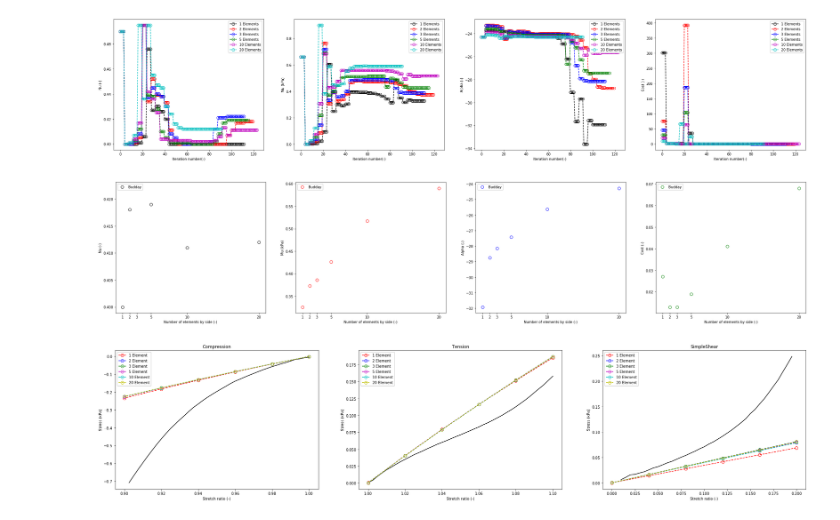
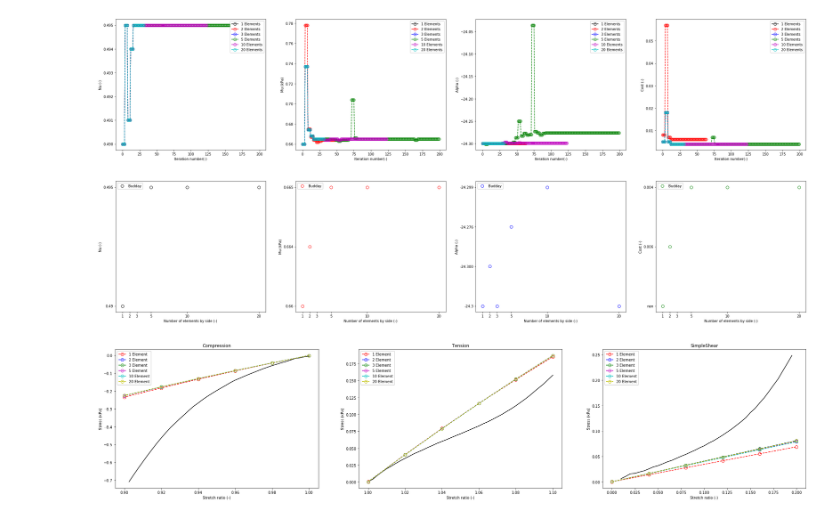
Before and after one commit to artorg-unibe-ch/BrainMaterialOptimizationFenics, a Jupyter notebook: PlotResults.ipynb, the cells around one changed output. Cells and saved outputs as stored; diff of their text form; code cells hidden in the pictures.

Commit message:
Plots
Add the plots of the results obtained

```diff
--- a/PlotResults.ipynb
+++ b/PlotResults.ipynb
@@ -16,37 +16,37 @@ ConstitutiveModel = ConstitutiveModels[0]
 NumberElementsTested = [1, 2, 3, 5, 10, 20]
 
 BCsTypes = ['Ideal', 'Fixed']
-BCsType  = BCsTypes[1]
+BCsType  = BCsTypes[0]
 
 
 # Plot
 plt.rc('figure', figsize=[36,7])
 Colors = ['k', 'r', 'b', 'g', 'm', 'c']
 fig = plt.figure()
 Axes = (fig.add_subplot(1, 4, 1), fig.add_subplot(1, 4, 2), fig.add_subplot(1, 4, 3), fig.add_subplot(1, 4, 4))
 
 for NumberElements in NumberElementsTested:
 
     df = pd.read_csv(os.path.join('OptimizationResults', BCsType, ConstitutiveModel, str(NumberElements) + 'Elements.txt'), sep=' ', decimal='.')
 
     if ConstitutiveModel == ConstitutiveModels[0]:
         Parameters = [df.Nu, df.Mu, df.Alpha, df.TotalCost]
         ParametersNames = ['Nu (-)', 'Mu (kPa)', 'Alpha (-)', 'Cost (-)']
     elif ConstitutiveModel == ConstitutiveModel[1]:
         Parameters = [df.Nu, df.Mu, df.Lambda, df.TotalCost]
         ParametersNames = ['Nu (-)', 'Mu (kPa)', 'Lambda (-)', 'Cost (-)']
 
     for Position in range(len(ParametersNames)):
         ax = Axes[Position]
         ax.plot(Parameters[Position],  color = Colors[NumberElementsTested.index(NumberElements)], linestyle = '--', marker = 'o', markersize = 8, fillstyle='none', label=str(NumberElements)+' Elements')
         ax.legend(loc='upper right', frameon=True, framealpha=1)
         ax.set_xlabel('Iteration number(-)')
         ax.set_ylabel(ParametersNames[Position])
 
-plt.savefig(os.path.join('Plots', BCsType + ConstitutiveModel + 'ParametersEvolution.pdf'))
+plt.savefig(os.path.join('Plots', 'ParametersEvolution' + BCsType + ConstitutiveModel + '.pdf'))
 plt.show()
 # %% [output]
-[figure, old version]
+[figure, new version]
 # %%
 #########################################################################
 ########### Plot the final values after optimization procedure ##########
@@ -59,7 +59,7 @@ import matplotlib.pyplot as plt           # Allows to do plots
 
 # Optimization Parameters
 ConstitutiveModels = ['Ogden', 'Neo-Hookean']
-ConstitutiveModel = ConstitutiveModels[0]
+ConstitutiveModel = ConstitutiveModels[1]
 
 NumberElementsTested = [1, 2, 3, 5, 10, 20]
 
@@ -78,22 +78,21 @@ Costs   = []
 # Read final parameter values
 for NumberElements in NumberElementsTested:
 
-    dfB = pd.read_csv(os.path.join('OptimizationResults', BCsType, ConstitutiveModel, str(NumberElements) + 'Elements.txt'), sep=' ', decimal='.')
+    df = pd.read_csv(os.path.join('OptimizationResults', BCsType, ConstitutiveModel, str(NumberElements) + 'Elements.txt'), sep=' ', decimal='.')
 
-    FinalValuesB = dfB.iloc[-1]
+    FinalValues = df.iloc[-1]
+    FinalCosts = df.iloc[-2]
 
-    FinalCostsB = dfB.iloc[-2]
-
-    Nus.append(FinalValuesB.Nu)
-    Mus.append(FinalValuesB.Mu)
-    Costs.append(FinalCostsB.TotalCost)
+    Nus.append(FinalValues.Nu)
+    Mus.append(FinalValues.Mu)
+    Costs.append(FinalCosts.TotalCost)
 
     if ConstitutiveModel == ConstitutiveModels[0]:
-        Alphas.append(FinalValuesB.Alpha)
+        Alphas.append(FinalValues.Alpha)
         Parameters = [Nus, Mus, Alphas, Costs]
         ParametersNames = ['Nu (-)', 'Mu (kPa)', 'Alpha (-)', 'Cost (-)']
     elif ConstitutiveModel == ConstitutiveModel[1]:
-        Lambdas.append(FinalValuesB.Lambda)
+        Lambdas.append(FinalValues.Lambda)
         Parameters = [Nus, Mus, Lambdas, Costs]
         ParametersNames = ['Nu (-)', 'Mu (kPa)', 'Lambda (-)', 'Cost (-)']
 
@@ -113,10 +112,10 @@ for Position in range(len(ParametersNames)):
     plt.xticks(NumberElementsTested)
     ax.legend(loc='upper left', frameon=True, framealpha=1)
 
-plt.savefig(os.path.join('Plots', BCsType + ConstitutiveModel + 'OptimizedParameters.pdf'))
+plt.savefig(os.path.join('Plots', 'OptimizedParameters' + BCsType + ConstitutiveModel + '.pdf'))
 plt.show()
 # %% [output]
-[figure, old version]
+[figure, new version]
 # %%
 #########################################################################
 ######################### Plot Simulation Results #######################
```
Also changed, not shown: parts of 1 cell of this notebook, 19 other files.
